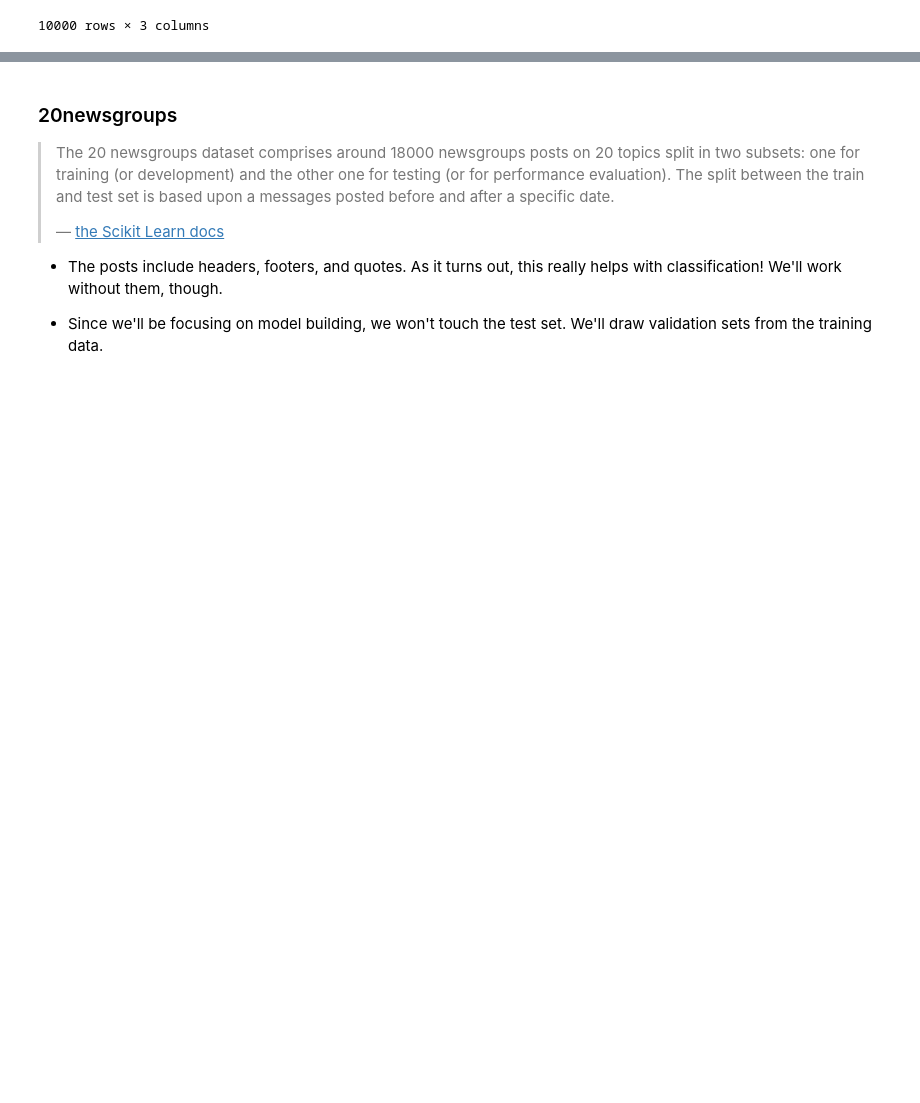
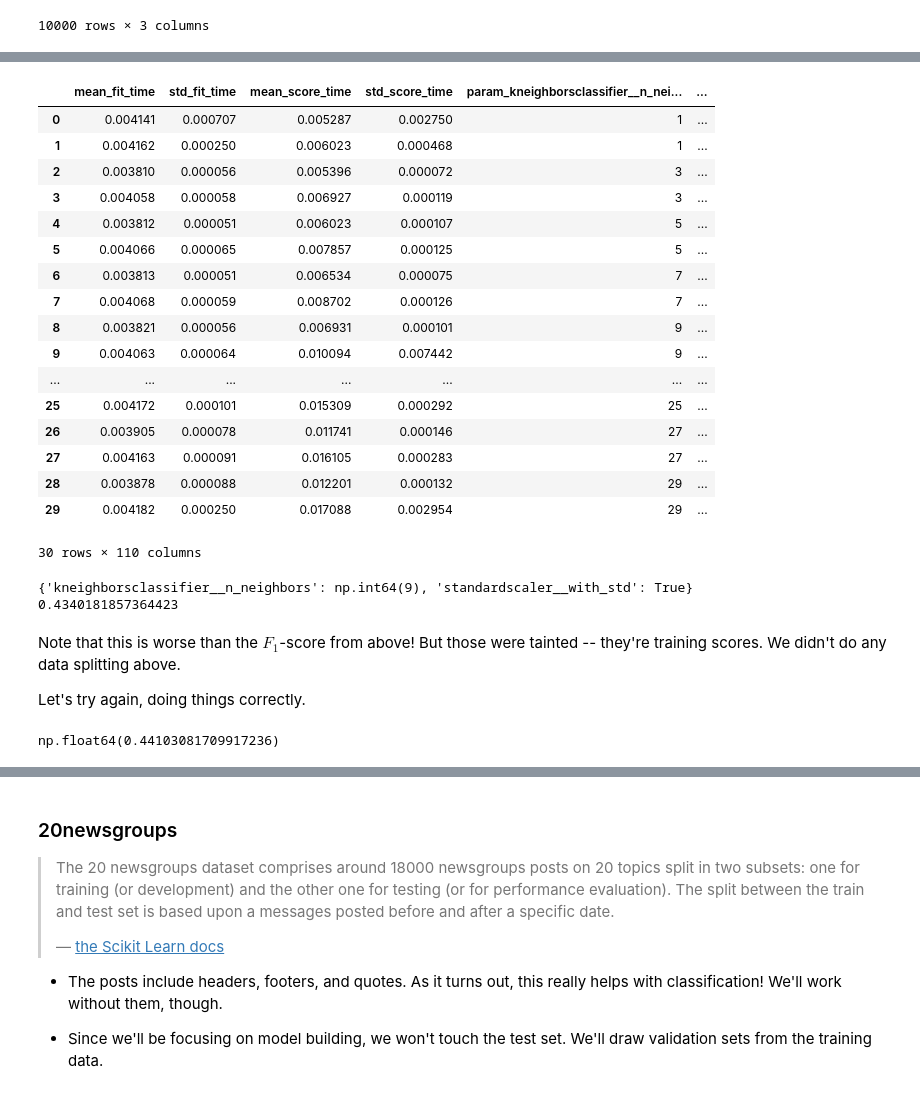
Before and after one commit to mgreenbe/DATA607S2025, a Jupyter notebook: lecture04.ipynb, the cells around one changed output, grey strips where cells are left out. Drawn from its saved outputs; the diff is of its cells as text; code cells hidden in the pictures; blank space fills up the shorter version.

```diff
--- a/lecture04.ipynb
+++ b/lecture04.ipynb
@@ -89,0 +132,8 @@ X
+# %%
+model = LogisticRegression()
+model.fit(X, y)
+accuracy = accuracy_score(y, model.predict(X))
+precision = precision_score(y, model.predict(X))
+recall = recall_score(y, model.predict(X))
+f1 = f1_score(y, model.predict(X))
+print(f"{accuracy=}, {precision=}, {recall=}, {f1=}")
@@ -89,0 +142,13 @@ X
+# %%
+from sklearn.preprocessing import StandardScaler
+from sklearn.neighbors import KNeighborsClassifier
+from sklearn.pipeline import make_pipeline
+
+
+model = make_pipeline(StandardScaler(), KNeighborsClassifier())
+model.fit(X, y)
+accuracy = accuracy_score(y, model.predict(X))
+precision = precision_score(y, model.predict(X))
+recall = recall_score(y, model.predict(X))
+f1 = f1_score(y, model.predict(X))
+print(f"{accuracy=}, {precision=}, {recall=}, {f1=}")
@@ -89,0 +157,15 @@ X
+# %%
+from sklearn.model_selection import RepeatedStratifiedKFold
+
+param_grid = {
+    "standardscaler__with_std": [False, True],
+    "kneighborsclassifier__n_neighbors": np.arange(1, 30, 2),
+}
+search = GridSearchCV(
+    make_pipeline(StandardScaler(), KNeighborsClassifier()),
+    param_grid=param_grid,
+    scoring="f1",
+    cv=RepeatedStratifiedKFold(n_repeats=20),
+)
+
+search.fit(X, y)
@@ -89,0 +180,40 @@ X
+# %%
+results = pd.DataFrame(search.cv_results_)
+results
+# %% [output]
+|  | mean_fit_time | std_fit_time | mean_score_time | std_score_time | param_kneighborsclassifier__n_nei... | ... |
+| 0 | 0.004141 | 0.000707 | 0.005287 | 0.002750 | 1 | ... |
+| 1 | 0.004162 | 0.000250 | 0.006023 | 0.000468 | 1 | ... |
+| 2 | 0.003810 | 0.000056 | 0.005396 | 0.000072 | 3 | ... |
+| 3 | 0.004058 | 0.000058 | 0.006927 | 0.000119 | 3 | ... |
+| 4 | 0.003812 | 0.000051 | 0.006023 | 0.000107 | 5 | ... |
+| 5 | 0.004066 | 0.000065 | 0.007857 | 0.000125 | 5 | ... |
+| 6 | 0.003813 | 0.000051 | 0.006534 | 0.000075 | 7 | ... |
+| 7 | 0.004068 | 0.000059 | 0.008702 | 0.000126 | 7 | ... |
+| 8 | 0.003821 | 0.000056 | 0.006931 | 0.000101 | 9 | ... |
+| 9 | 0.004063 | 0.000064 | 0.010094 | 0.007442 | 9 | ... |
+| ... | ... | ... | ... | ... | ... | ... |
+| 25 | 0.004172 | 0.000101 | 0.015309 | 0.000292 | 25 | ... |
+| 26 | 0.003905 | 0.000078 | 0.011741 | 0.000146 | 27 | ... |
+| 27 | 0.004163 | 0.000091 | 0.016105 | 0.000283 | 27 | ... |
+| 28 | 0.003878 | 0.000088 | 0.012201 | 0.000132 | 29 | ... |
+| 29 | 0.004182 | 0.000250 | 0.017088 | 0.002954 | 29 | ... |
+30 rows × 110 columns
+# %%
+print(search.best_params_)
+print(search.best_score_)
+# %% [output]
+{'kneighborsclassifier__n_neighbors': np.int64(9), 'standardscaler__with_std': True}
+0.4340181857364423
+# %% [markdown]
+Note that this is worse than the $F_1$-score from above! But those were tainted -- they're training scores. We didn't do any data splitting above.
+
+Let's try again, doing things correctly.
+# %%
+from sklearn.model_selection import cross_val_score
+
+cross_val_score(
+    LogisticRegression(max_iter=1000), X, y, scoring="f1", cv=RepeatedStratifiedKFold()
+).mean()
+# %% [output]
+np.float64(0.44103081709917236)
```
Also changed, not shown: parts of 16 cells of this notebook, 1 other file.
